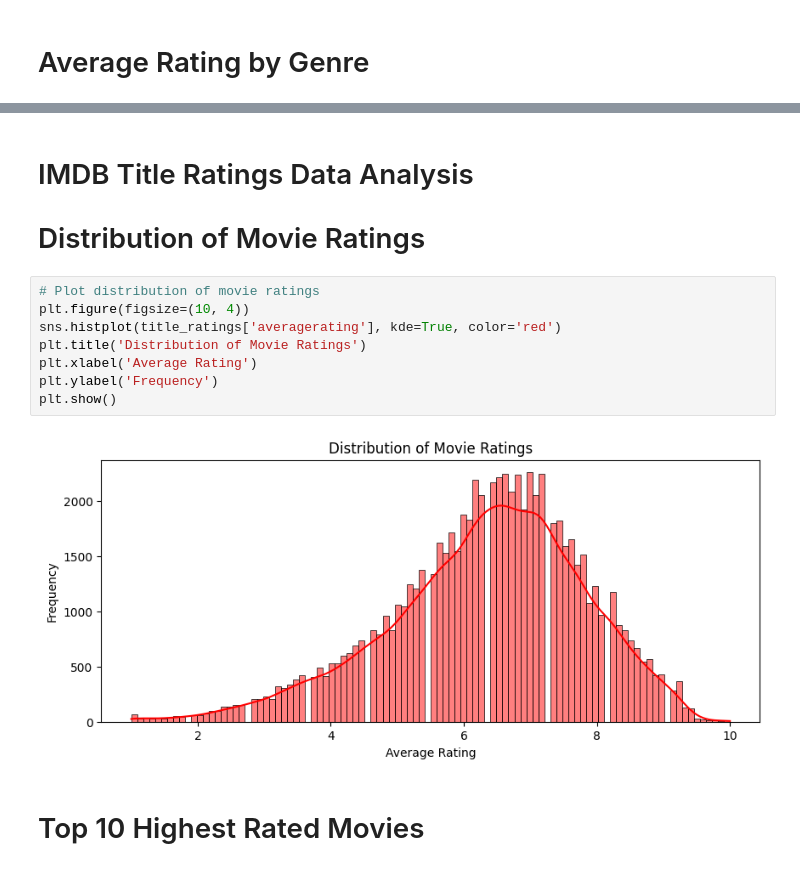
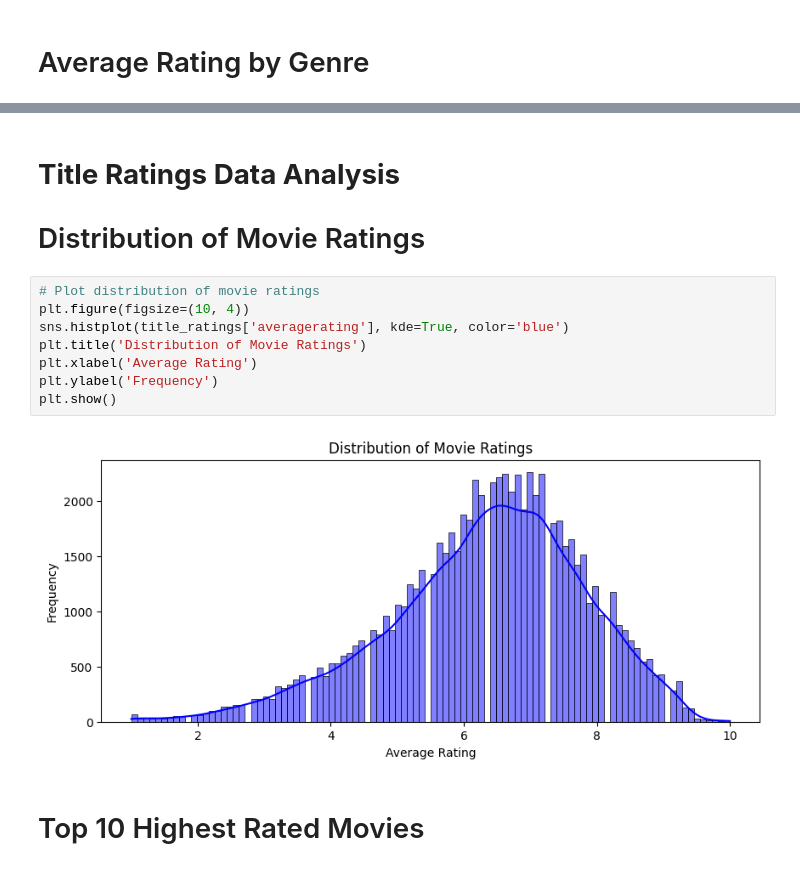
Before and after one commit to Joakim-Nandwa/DVF-PT03-Project-1, a Jupyter notebook: Joakim_Student.ipynb, the cells around one changed output, grey strips where cells are left out. Saved outputs shown, nothing was run; the diff lists cells and outputs as text.

```diff
--- a/Joakim_Student.ipynb
+++ b/Joakim_Student.ipynb
@@ -577,18 +628,18 @@ plt.show()
 # %% [output]
 [figure]
 # %% [markdown]
-# IMDB Title Ratings Data Analysis
+# **Title Ratings Data Analysis**
 # Distribution of Movie Ratings
 # %%
 # Plot distribution of movie ratings
 plt.figure(figsize=(10, 4))
-sns.histplot(title_ratings['averagerating'], kde=True, color='red')
+sns.histplot(title_ratings['averagerating'], kde=True, color='blue')
 plt.title('Distribution of Movie Ratings')
 plt.xlabel('Average Rating')
 plt.ylabel('Frequency')
 plt.show()
 # %% [output]
-[figure, old version]
+[figure, new version]
 # %% [markdown]
 # Top 10 Highest Rated Movies
 # %%
```
Also changed, not shown: parts of 8 cells of this notebook.
